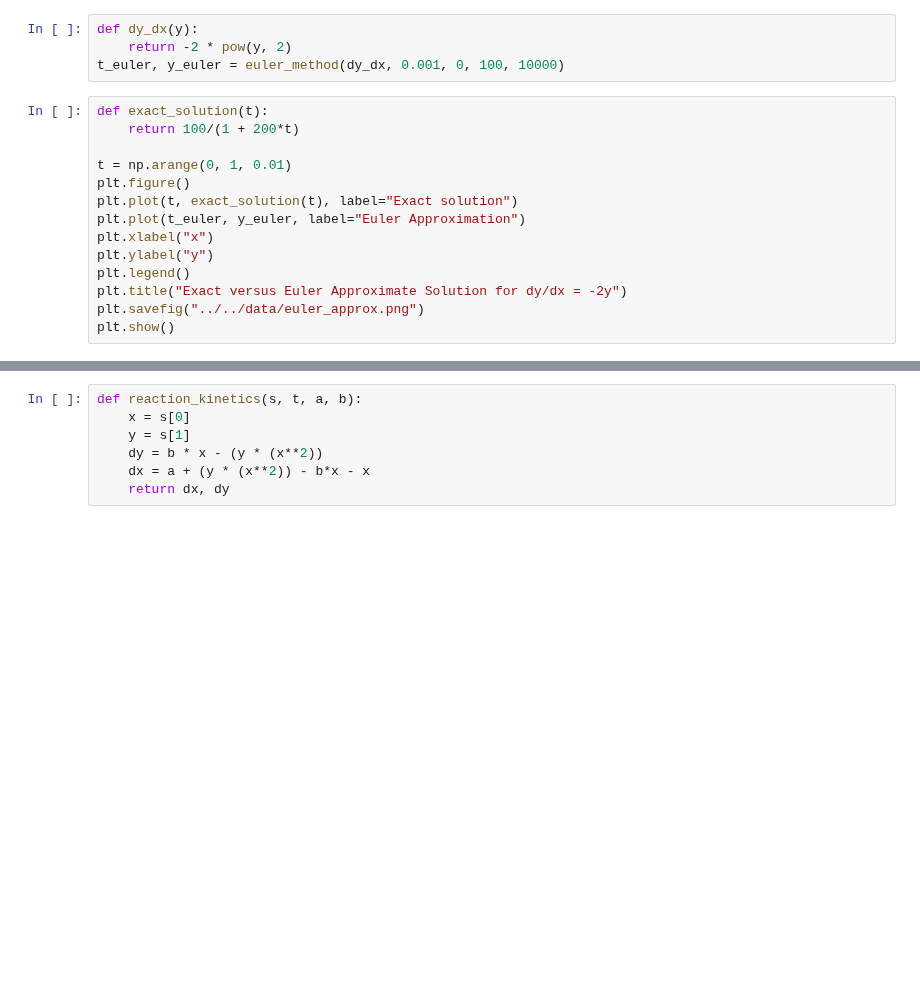
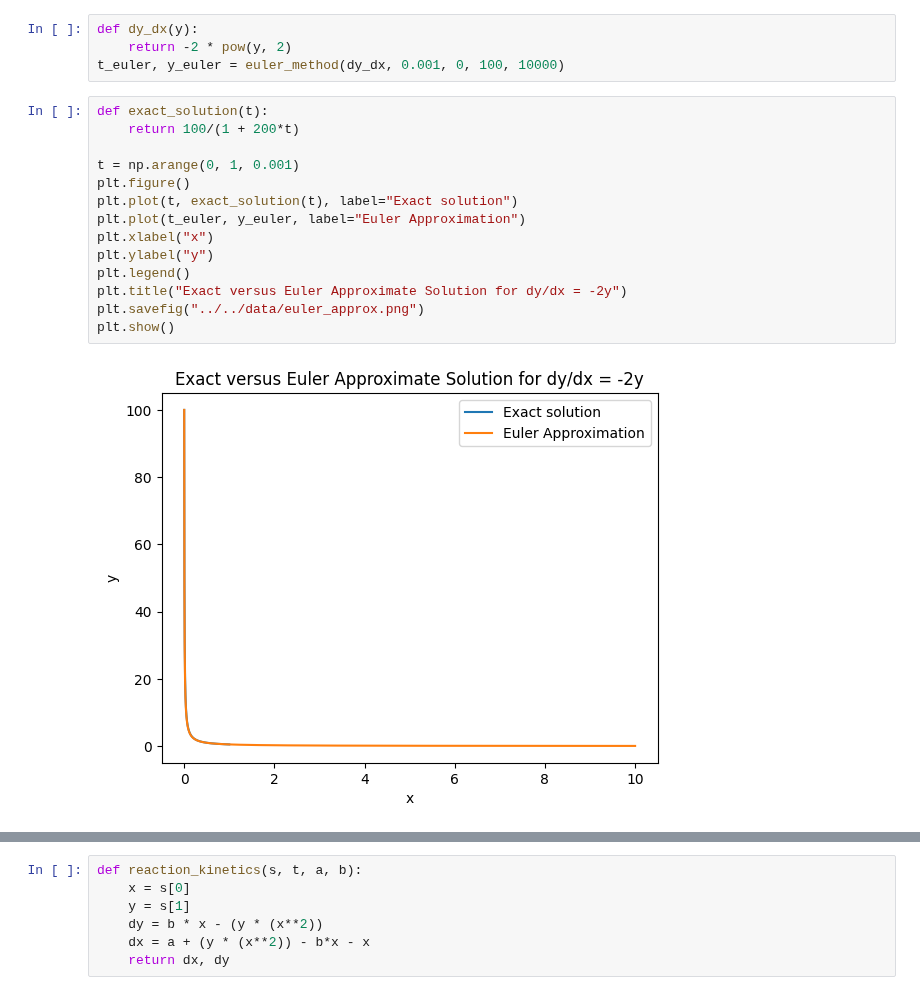
Before and after one commit to JooshK/ModelingTheLivingCell, a Jupyter notebook: scripts/PS3/main.ipynb, the cells around one changed output, grey strips where cells are left out. Cells and saved outputs as stored; diff of their text form; blank space fills up the shorter version.

```diff
--- a/scripts/PS3/main.ipynb
+++ b/scripts/PS3/main.ipynb
@@ -12,14 +12,16 @@ t_euler, y_euler = euler_method(dy_dx, 0.001, 0, 100, 10000)
 # %%
 def exact_solution(t):
     return 100/(1 + 200*t)
 
-t = np.arange(0, 1, 0.01)
+t = np.arange(0, 1, 0.001)
 plt.figure()
 plt.plot(t, exact_solution(t), label="Exact solution")
 plt.plot(t_euler, y_euler, label="Euler Approximation")
 plt.xlabel("x")
 plt.ylabel("y")
 plt.legend()
 plt.title("Exact versus Euler Approximate Solution for dy/dx = -2y")
 plt.savefig("../../data/euler_approx.png")
 plt.show()
+# %% [output]
+[figure, added]
```
Also changed, not shown: parts of 14 cells of this notebook, 5 other files.
